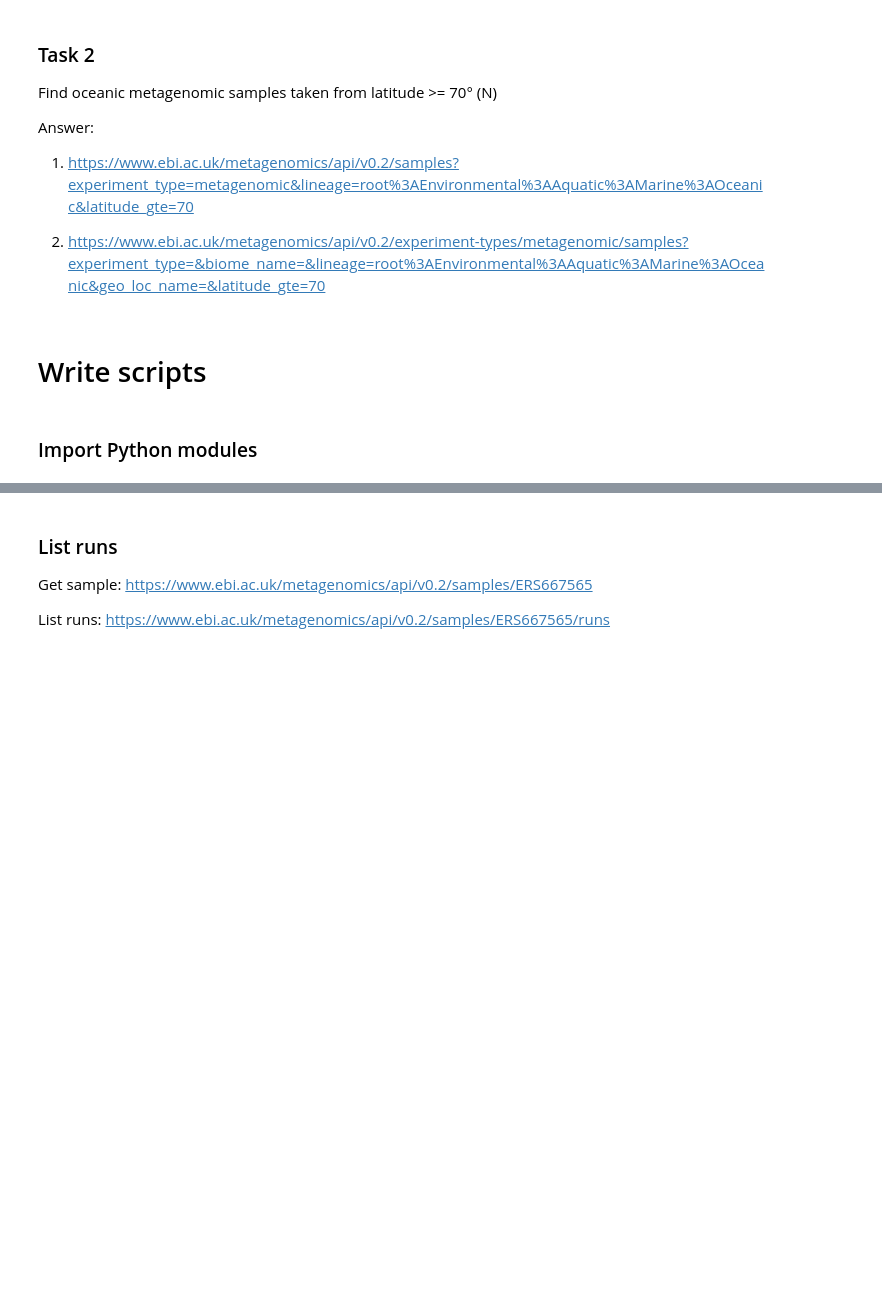
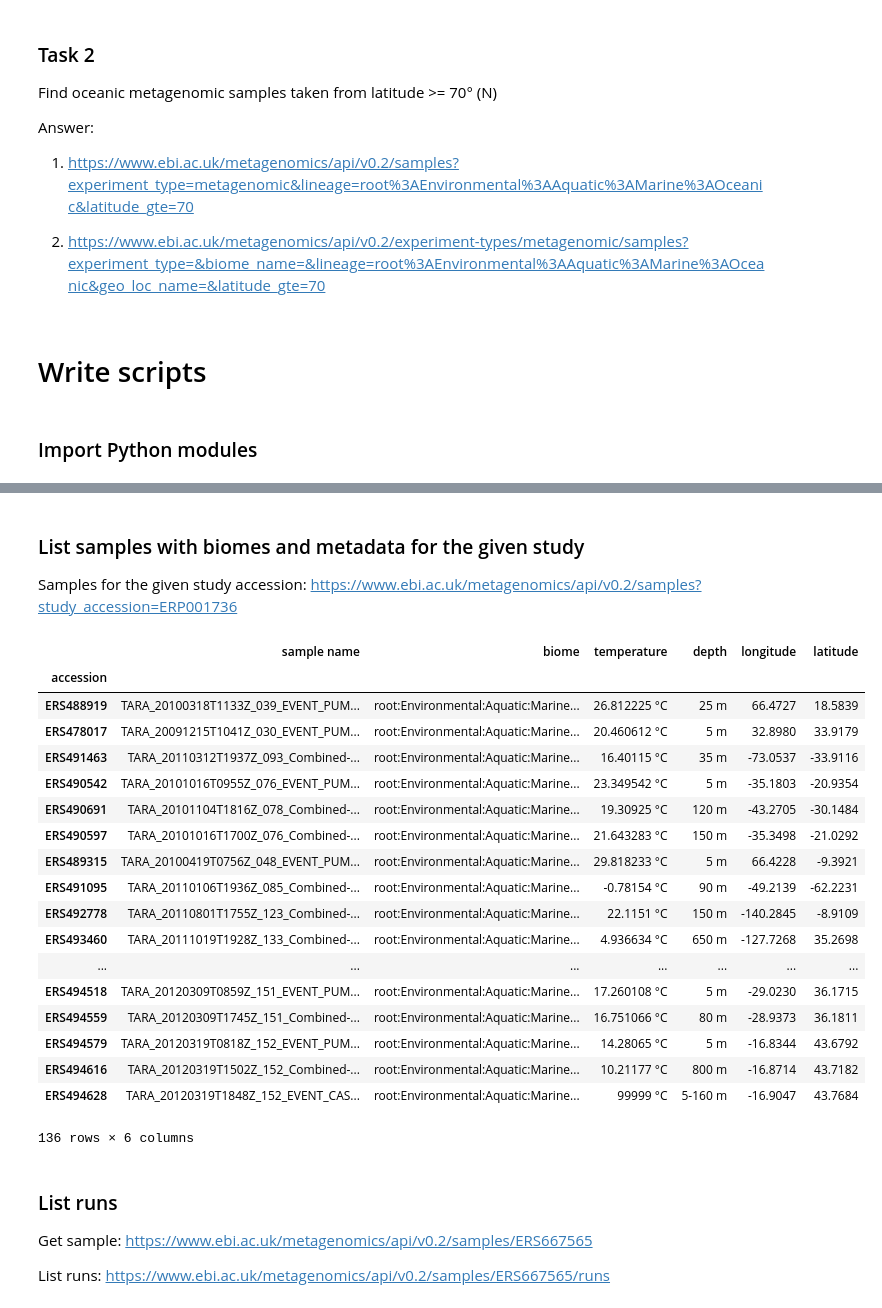
Before and after one commit to EBI-Metagenomics/examples, a Jupyter notebook: emgapi/examples/notebook/examples.ipynb, the cells around one changed output, grey strips where cells are left out. Saved outputs shown, nothing was run; the diff lists cells and outputs as text; code cells hidden in the pictures; blank space fills up the shorter version.

```diff
--- a/emgapi/examples/notebook/examples.ipynb
+++ b/emgapi/examples/notebook/examples.ipynb
@@ -49,11 +68,19 @@ Change study accession to ERP002497
 # %%
-df = DataFrame(columns=('sample name', 'biome', 'lineage'))
+df = DataFrame(columns=('sample name', 'lineage', 'biome', 'feature', 'material'))
 df.index.name = 'accession'
 
 with Session(API_BASE) as s:
-    study = s.get('studies', 'ERP005831').resource
-    for sample in study.samples:
-        biome = sample.biome
-        df.loc[sample.accession] = [sample.sample_name, biome.biome_name, biome.lineage]
-
+    params = {
+        'study_accession': 'ERP001736',
+        'page_size': 100,
+    }
+    f = Filter(urlencode(params))
+    for sample in s.iterate('samples', f):
+        df.loc[sample.accession] = [
+            sample.sample_name,
+            sample.biome.id,
+            sample.environment_biome,
+            sample.environment_feature,
+            sample.environment_material
+        ]
 df
@@ -60,3 +107,57 @@ df
+# %% [markdown]
+### List samples with biomes and metadata for the given study
+
+Samples for the given study accession: https://www.ebi.ac.uk/metagenomics/api/v0.2/samples?study_accession=ERP001736
+# %%
+def get_metadata(metadata, key):
+    import html
+    for m in metadata:
+        if m.var_name.lower() == key.lower():
+            value = m.var_value
+            unit = html.unescape(m.unit) if m.unit else ""
+            return "{value} {unit}".format(value=value, unit=unit)
+    return None
+
+depth_label = 'geographic location (depth)'
+temp_label = 'temperature'
+df = DataFrame(columns=('sample name', 'biome', 'temperature', 'depth', 'longitude', 'latitude'))
+df.index.name = 'accession'
+
+with Session(API_BASE) as s:
+    params = {
+        'study_accession': 'ERP001736',
+        'include': 'biome',
+        'page_size': 100,
+    }
+    f = Filter(urlencode(params))
+    for sample in s.iterate('samples', f):
+        df.loc[sample.accession] = [
+            sample.sample_name, sample.biome.id,
+            get_metadata(sample.metadata, temp_label),
+            get_metadata(sample.metadata, depth_label),
+            sample.longitude, sample.latitude
+        ]
+df
+# %% [output]
+|  | sample name | biome | temperature | depth | longitude | latitude |
+| accession |  |  |  |  |  |  |
+| ERS488919 | TARA_20100318T1133Z_039_EVENT_PUM... | root:Environmental:Aquatic:Marine... | 26.812225 °C | 25 m | 66.4727 | 18.5839 |
+| ERS478017 | TARA_20091215T1041Z_030_EVENT_PUM... | root:Environmental:Aquatic:Marine... | 20.460612 °C | 5 m | 32.8980 | 33.9179 |
+| ERS491463 | TARA_20110312T1937Z_093_Combined-... | root:Environmental:Aquatic:Marine... | 16.40115 °C | 35 m | -73.0537 | -33.9116 |
+| ERS490542 | TARA_20101016T0955Z_076_EVENT_PUM... | root:Environmental:Aquatic:Marine... | 23.349542 °C | 5 m | -35.1803 | -20.9354 |
+| ERS490691 | TARA_20101104T1816Z_078_Combined-... | root:Environmental:Aquatic:Marine... | 19.30925 °C | 120 m | -43.2705 | -30.1484 |
+| ERS490597 | TARA_20101016T1700Z_076_Combined-... | root:Environmental:Aquatic:Marine... | 21.643283 °C | 150 m | -35.3498 | -21.0292 |
+| ERS489315 | TARA_20100419T0756Z_048_EVENT_PUM... | root:Environmental:Aquatic:Marine... | 29.818233 °C | 5 m | 66.4228 | -9.3921 |
+| ERS491095 | TARA_20110106T1936Z_085_Combined-... | root:Environmental:Aquatic:Marine... | -0.78154 °C | 90 m | -49.2139 | -62.2231 |
+| ERS492778 | TARA_20110801T1755Z_123_Combined-... | root:Environmental:Aquatic:Marine... | 22.1151 °C | 150 m | -140.2845 | -8.9109 |
+| ERS493460 | TARA_20111019T1928Z_133_Combined-... | root:Environmental:Aquatic:Marine... | 4.936634 °C | 650 m | -127.7268 | 35.2698 |
+| ... | ... | ... | ... | ... | ... | ... |
+| ERS494518 | TARA_20120309T0859Z_151_EVENT_PUM... | root:Environmental:Aquatic:Marine... | 17.260108 °C | 5 m | -29.0230 | 36.1715 |
+| ERS494559 | TARA_20120309T1745Z_151_Combined-... | root:Environmental:Aquatic:Marine... | 16.751066 °C | 80 m | -28.9373 | 36.1811 |
+| ERS494579 | TARA_20120319T0818Z_152_EVENT_PUM... | root:Environmental:Aquatic:Marine... | 14.28065 °C | 5 m | -16.8344 | 43.6792 |
+| ERS494616 | TARA_20120319T1502Z_152_Combined-... | root:Environmental:Aquatic:Marine... | 10.21177 °C | 800 m | -16.8714 | 43.7182 |
+| ERS494628 | TARA_20120319T1848Z_152_EVENT_CAS... | root:Environmental:Aquatic:Marine... | 99999 °C | 5-160 m | -16.9047 | 43.7684 |
+136 rows × 6 columns
 # %% [markdown]
 ### List runs
 
```
Also changed, not shown: parts of 10 cells of this notebook.
